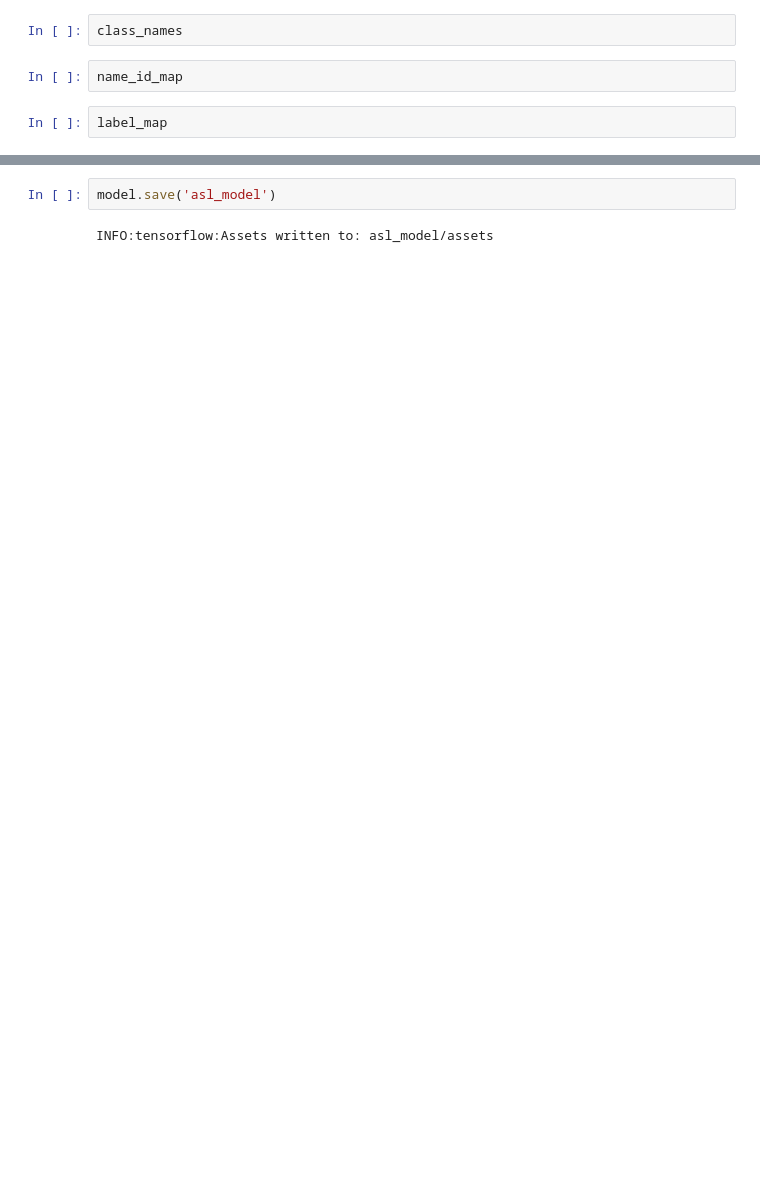
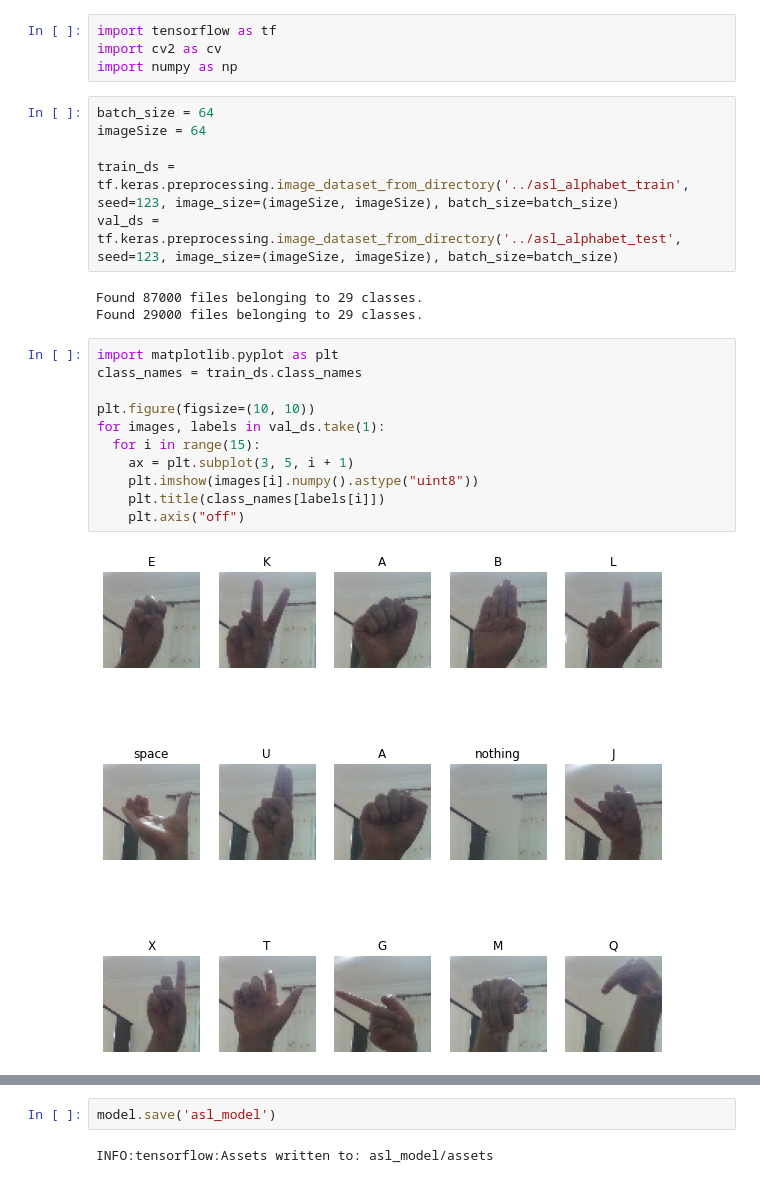
Before and after one commit to rinald/asl-translator, a Jupyter notebook: util/classifier.ipynb, the cells around one changed output, grey strips where cells are left out. Drawn from its saved outputs; the diff is of its cells as text; blank space fills up the shorter version.

```diff
--- a/util/classifier.ipynb
+++ b/util/classifier.ipynb
@@ -136,6 +1,26 @@ name_id_map = dict(zip(class_names, range(len(class_names))))
-# %%
-class_names
-# %%
-name_id_map
-# %%
-label_map
+# %%
+import tensorflow as tf
+import cv2 as cv
+import numpy as np
+# %%
+batch_size = 64
+imageSize = 64
+
+train_ds = tf.keras.preprocessing.image_dataset_from_directory('../asl_alphabet_train', seed=123, image_size=(imageSize, imageSize), batch_size=batch_size)
+val_ds = tf.keras.preprocessing.image_dataset_from_directory('../asl_alphabet_test', seed=123, image_size=(imageSize, imageSize), batch_size=batch_size)
+# %% [output]
+Found 87000 files belonging to 29 classes.
+Found 29000 files belonging to 29 classes.
+# %%
+import matplotlib.pyplot as plt
+class_names = train_ds.class_names
+
+plt.figure(figsize=(10, 10))
+for images, labels in val_ds.take(1):
+  for i in range(15):
+    ax = plt.subplot(3, 5, i + 1)
+    plt.imshow(images[i].numpy().astype("uint8"))
+    plt.title(class_names[labels[i]])
+    plt.axis("off")
+# %% [output]
+[figure, added]
```
Also changed, not shown: parts of 15 cells of this notebook, 8 other files.
